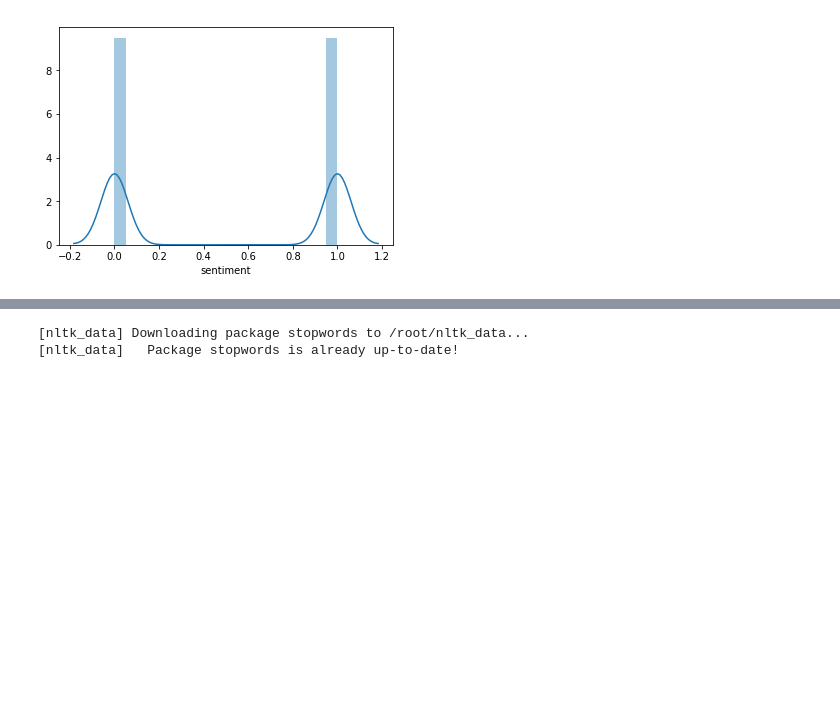
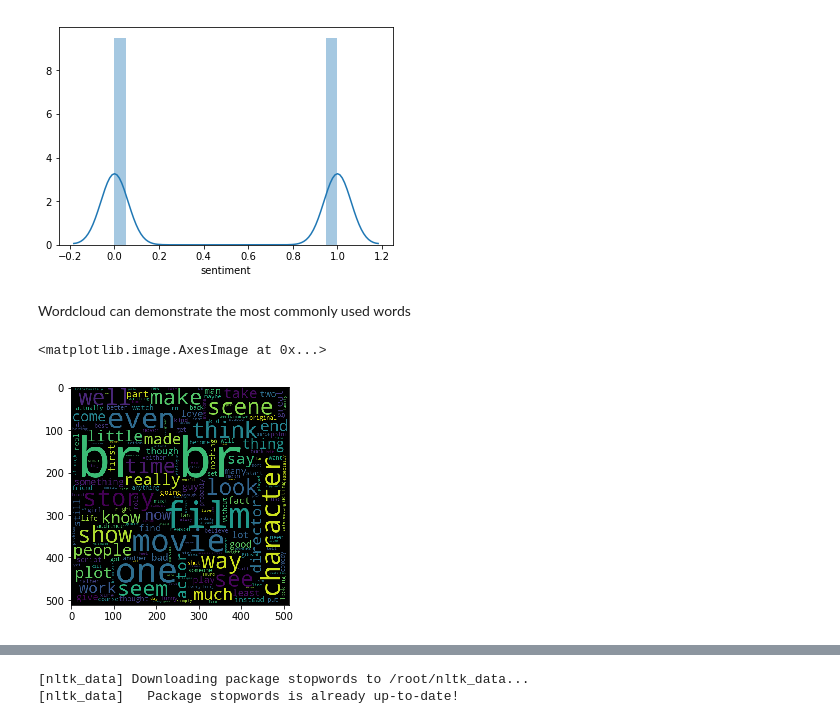
Before and after one commit to bbchen33/Machine-Learning, a Jupyter notebook: python-machine-learning.ipynb, the cells around one changed output, grey strips where cells are left out. Drawn from its saved outputs; the diff is of its cells as text; code cells hidden in the pictures; blank space fills up the shorter version.

```diff
--- a/python-machine-learning.ipynb
+++ b/python-machine-learning.ipynb
@@ -65,3 +65,14 @@ sns.distplot(df.sentiment)
 # %% [output]
 <matplotlib.axes._subplots.AxesSubplot at 0x...>
 [figure]
+# %% [markdown]
+Wordcloud can demonstrate the most commonly used words
+# %%
+from wordcloud import WordCloud
+import matplotlib.pyplot as plt
+key_words0 = ' '.join(list(df[df.sentiment == 0]['review']))
+kw0 = WordCloud(width = 512, height = 512).generate(key_words0)
+plt.imshow(kw0)
+# %% [output]
+<matplotlib.image.AxesImage at 0x...>
+[figure, added]
```
Also changed, not shown: parts of 12 cells of this notebook.
